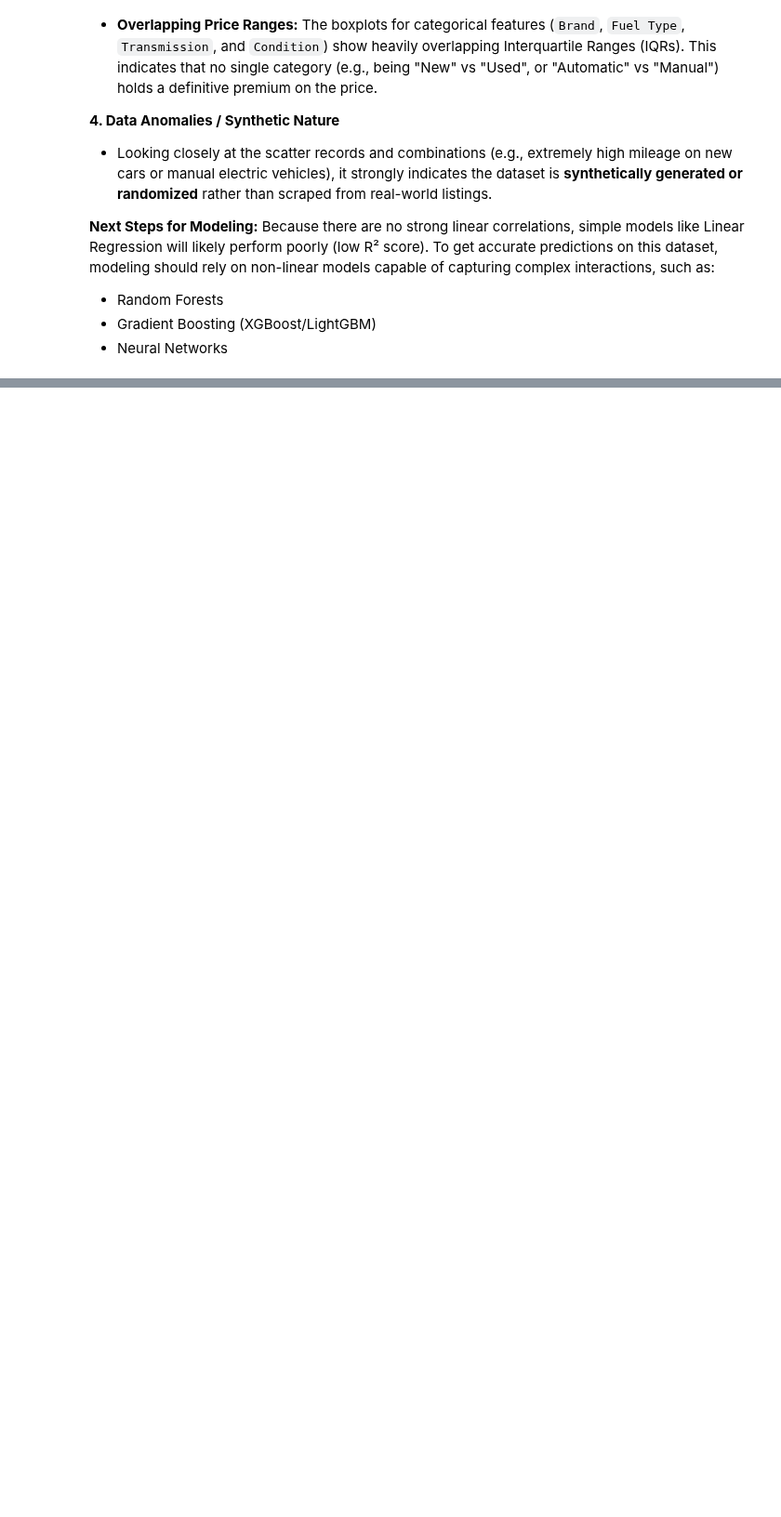
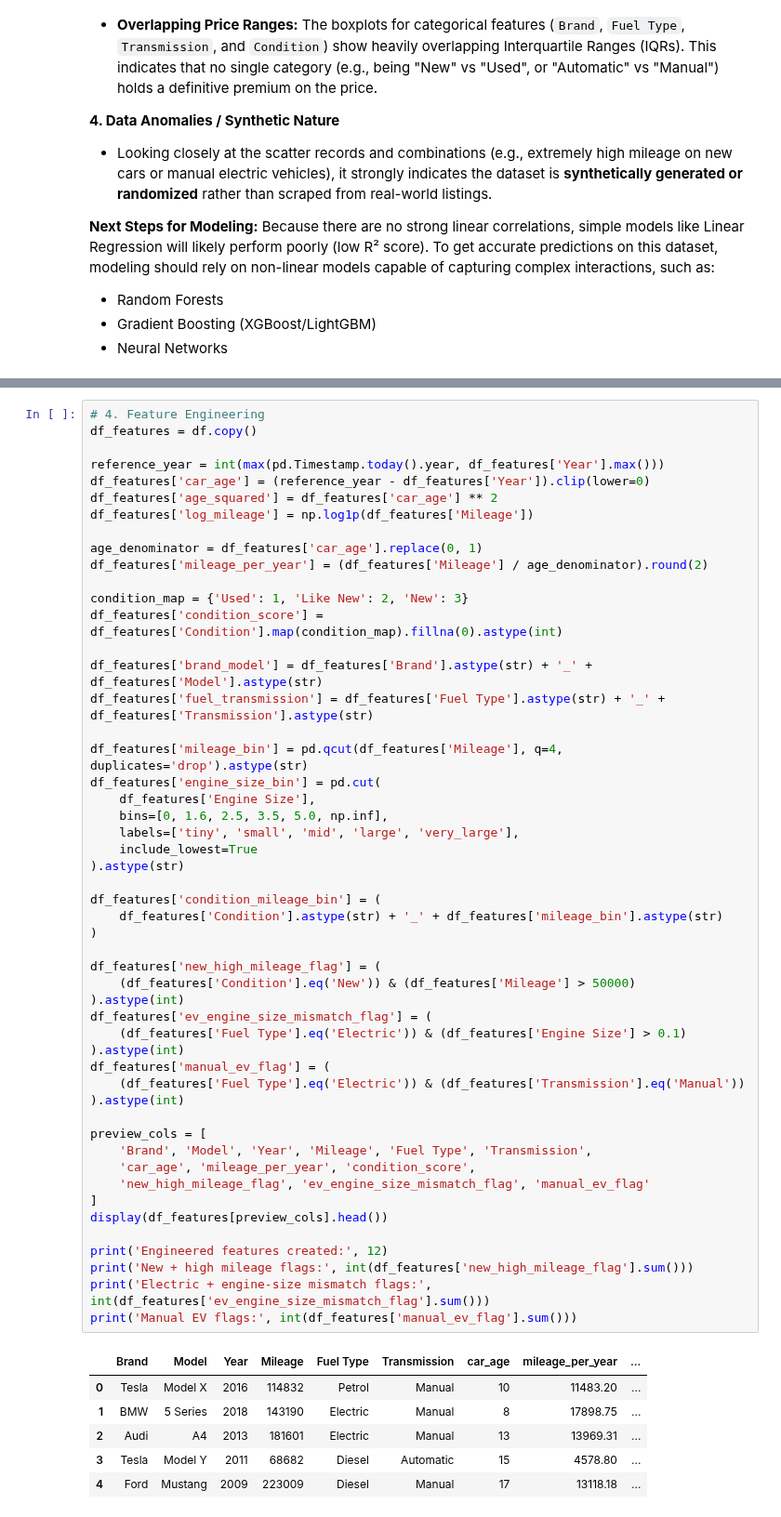
Before and after one commit to Chameleon-company/EVAT-Data-Science, a Jupyter notebook: Use_Cases/Price Prediction/Price Prediction EDA.ipynb, the cells around one changed output, grey strips where cells are left out. Shown at 93% size. Drawn from its saved outputs; the diff is of its cells as text; blank space fills up the shorter version.

```diff
--- a/Use_Cases/Price Prediction/Price Prediction EDA.ipynb
+++ b/Use_Cases/Price Prediction/Price Prediction EDA.ipynb
@@ -217,0 +222,58 @@ Because there are no strong linear correlations, simple models like Linear Regre
+# %%
+# 4. Feature Engineering
+df_features = df.copy()
+
+reference_year = int(max(pd.Timestamp.today().year, df_features['Year'].max()))
+df_features['car_age'] = (reference_year - df_features['Year']).clip(lower=0)
+df_features['age_squared'] = df_features['car_age'] ** 2
+df_features['log_mileage'] = np.log1p(df_features['Mileage'])
+
+age_denominator = df_features['car_age'].replace(0, 1)
+df_features['mileage_per_year'] = (df_features['Mileage'] / age_denominator).round(2)
+
+condition_map = {'Used': 1, 'Like New': 2, 'New': 3}
+df_features['condition_score'] = df_features['Condition'].map(condition_map).fillna(0).astype(int)
+
+df_features['brand_model'] = df_features['Brand'].astype(str) + '_' + df_features['Model'].astype(str)
+df_features['fuel_transmission'] = df_features['Fuel Type'].astype(str) + '_' + df_features['Transmission'].astype(str)
+
+df_features['mileage_bin'] = pd.qcut(df_features['Mileage'], q=4, duplicates='drop').astype(str)
+df_features['engine_size_bin'] = pd.cut(
+    df_features['Engine Size'],
+    bins=[0, 1.6, 2.5, 3.5, 5.0, np.inf],
+    labels=['tiny', 'small', 'mid', 'large', 'very_large'],
+    include_lowest=True
+).astype(str)
+
+df_features['condition_mileage_bin'] = (
+    df_features['Condition'].astype(str) + '_' + df_features['mileage_bin'].astype(str)
+)
+
+df_features['new_high_mileage_flag'] = (
+    (df_features['Condition'].eq('New')) & (df_features['Mileage'] > 50000)
+).astype(int)
+df_features['ev_engine_size_mismatch_flag'] = (
+    (df_features['Fuel Type'].eq('Electric')) & (df_features['Engine Size'] > 0.1)
+).astype(int)
+df_features['manual_ev_flag'] = (
+    (df_features['Fuel Type'].eq('Electric')) & (df_features['Transmission'].eq('Manual'))
+).astype(int)
+
+preview_cols = [
+    'Brand', 'Model', 'Year', 'Mileage', 'Fuel Type', 'Transmission',
+    'car_age', 'mileage_per_year', 'condition_score',
+    'new_high_mileage_flag', 'ev_engine_size_mismatch_flag', 'manual_ev_flag'
+]
+display(df_features[preview_cols].head())
+
+print('Engineered features created:', 12)
+print('New + high mileage flags:', int(df_features['new_high_mileage_flag'].sum()))
+print('Electric + engine-size mismatch flags:', int(df_features['ev_engine_size_mismatch_flag'].sum()))
+print('Manual EV flags:', int(df_features['manual_ev_flag'].sum()))
+# %% [output]
+|  | Brand | Model | Year | Mileage | Fuel Type | Transmission | car_age | mileage_per_year | ... |
+| 0 | Tesla | Model X | 2016 | 114832 | Petrol | Manual | 10 | 11483.20 | ... |
+| 1 | BMW | 5 Series | 2018 | 143190 | Electric | Manual | 8 | 17898.75 | ... |
+| 2 | Audi | A4 | 2013 | 181601 | Electric | Manual | 13 | 13969.31 | ... |
+| 3 | Tesla | Model Y | 2011 | 68682 | Diesel | Automatic | 15 | 4578.80 | ... |
+| 4 | Ford | Mustang | 2009 | 223009 | Diesel | Manual | 17 | 13118.18 | ... |
```
Also changed, not shown: parts of 10 cells of this notebook.
